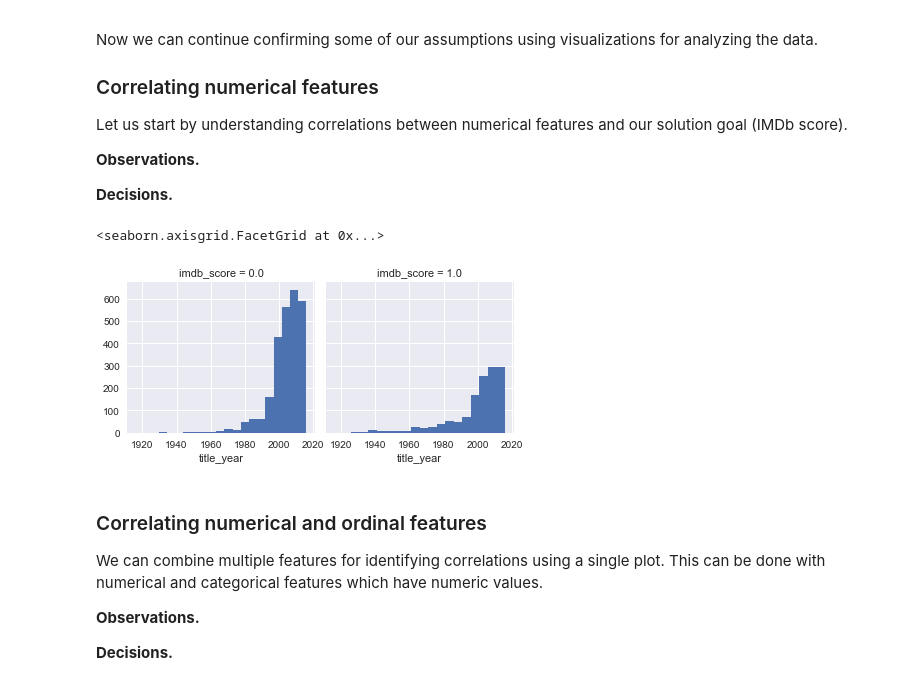
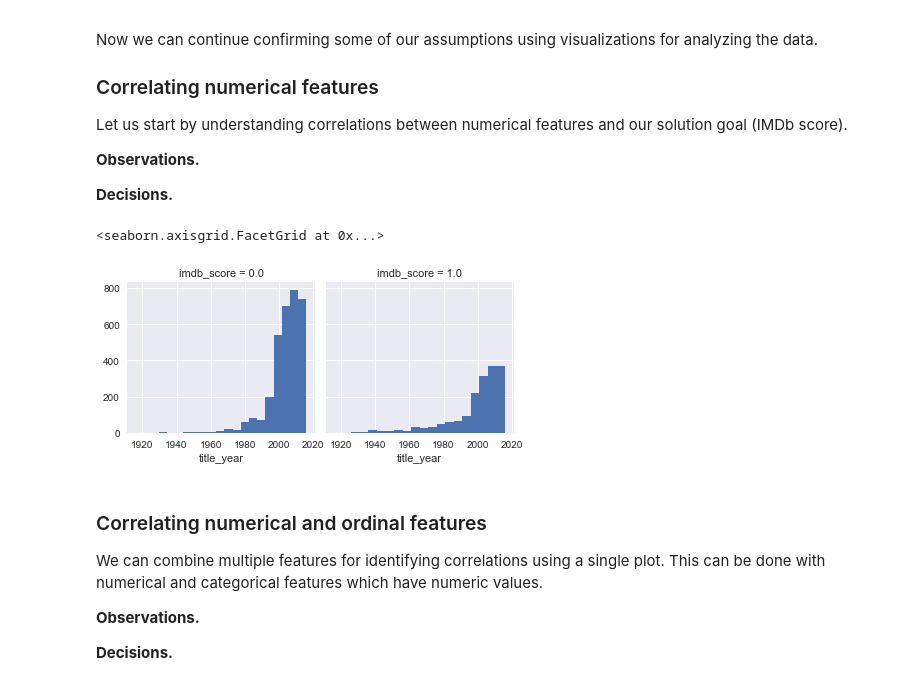
Before and after one commit to jmhummel/IMDb-predictive-analytics, a Jupyter notebook: src/notebook.ipynb, the cells around one changed output. Saved outputs shown, nothing was run; the diff lists cells and outputs as text; code cells hidden in the pictures.

Commit message:
Began refactoring to move training/test dataset partitioning to after all of the data cleanup

```diff
--- a/src/notebook.ipynb
+++ b/src/notebook.ipynb
@@ -225,9 +227,8 @@ train_df.describe(include=['O'])
 
 Let's simplify this problem into a binary classification/regression. Let us treat all movies with an IMDb score of 7.0 or higher as "good" (with a value of '1') and all below as "bad" (with a value of '0').
 # %%
-for dataset in combine:
-    dataset.loc[ dataset['imdb_score'] < 7.0, 'imdb_score'] = 0
-    dataset.loc[ dataset['imdb_score'] >= 7.0, 'imdb_score'] = 1
+df.loc[ df['imdb_score'] < 7.0, 'imdb_score'] = 0
+df.loc[ df['imdb_score'] >= 7.0, 'imdb_score'] = 1
 
-train_df.head()
+df.head()
 # %% [output]
@@ -347,11 +343,11 @@ Let us start by understanding correlations between numerical features and our so
 
 **Decisions.**
 # %%
-g = sns.FacetGrid(train_df, col='imdb_score')
+g = sns.FacetGrid(df, col='imdb_score')
 g.map(plt.hist, 'title_year', bins=20)
 # %% [output]
 <seaborn.axisgrid.FacetGrid at 0x...>
-[figure, old version]
+[figure, new version]
 # %% [markdown]
 ### Correlating numerical and ordinal features
 
```
Also changed, not shown: parts of 121 cells of this notebook.
